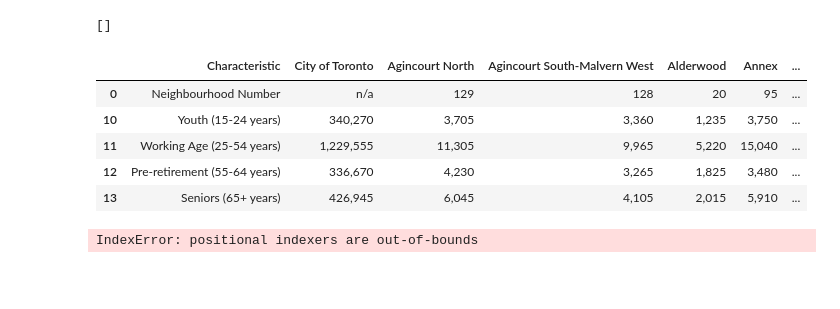
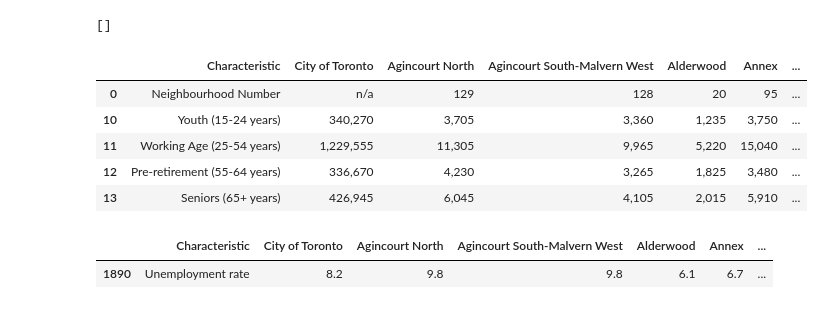
Before and after one commit to rnlclngpilar/SOFE3720-FinalProject, a Jupyter notebook: Final_Project_Clustering_Neighbourhoods.ipynb, the cells around one changed output. Saved outputs shown, nothing was run; the diff lists cells and outputs as text; code cells hidden in the pictures; blank space fills up the shorter version.

Commit message:
Fix table display

```diff
--- a/Final_Project_Clustering_Neighbourhoods.ipynb
+++ b/Final_Project_Clustering_Neighbourhoods.ipynb
@@ -243,4 +243,4 @@ df.head()
 | 4 | 5 | Population | Population and dwellings | Census Profile 98-316-X2016001 | Population Change 2011-2016 | 4.50% | -3.90% | ... |
 # %%
 # Obtain the row number for "Unemployment" to allow us extract it from the dataframe
-df.index[df['Characteristic'] == 'Unemployment rate'].tolist()
+neighbourhood_profile = pd.read_csv('Neighbourhood_Profiles - 2016.csv')
@@ -264,7 +262,9 @@ pop_data.head()
 | 13 | Seniors (65+ years) | 426,945 | 6,045 | 4,105 | 2,015 | 5,910 | ... |
 # %%
 # Slice demographics dataframe to obtain "Unemployment" per Neighbourhood
-unemp_data=df.iloc[lambda df: [0,1891], 4:]
-unemp_data.head()
+neighbourhood_profile.index[neighbourhood_profile['Characteristic'] == 'Unemployment rate'].tolist()
+slice_neighbourhood_profile = neighbourhood_profile.iloc[lambda df: [1890], 4:]
+slice_neighbourhood_profile.head()
 # %% [output]
-IndexError: positional indexers are out-of-bounds
+|  | Characteristic | City of Toronto | Agincourt North | Agincourt South-Malvern West | Alderwood | Annex | ... |
+| 1890 | Unemployment rate | 8.2 | 9.8 | 9.8 | 6.1 | 6.7 | ... |
```
Also changed, not shown: parts of 1 cell of this notebook, 1 other file.
